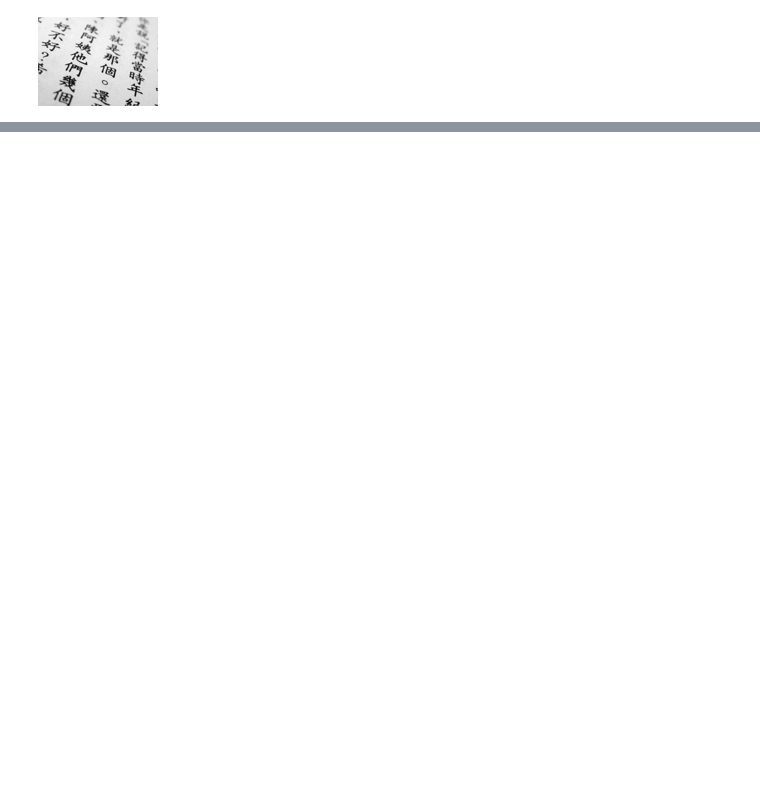
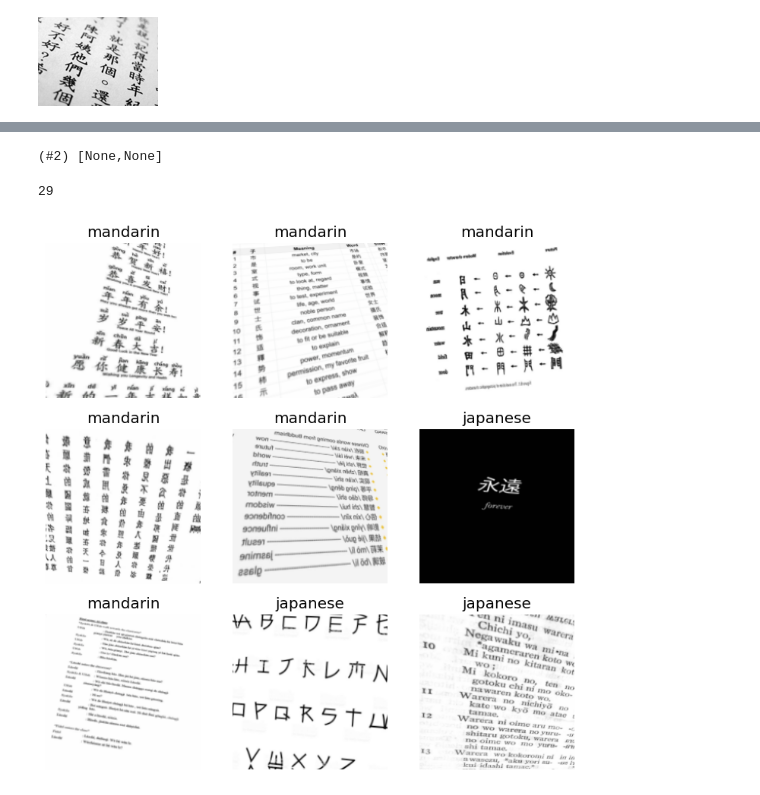
Before and after one commit to AgastyaPatel/FastAI-course, a Jupyter notebook: self-implementation/02-mandarin-japaenese-classifier/mandarin-japanese-classifier.ipynb, the cells around one changed output, grey strips where cells are left out. Cells and saved outputs as stored; diff of their text form; code cells hidden in the pictures; blank space fills up the shorter version.

Commit message:
Mandarin VS Japanese Classifier
Issue:
Data Unavalability
Clean and good quality of data is not available
Non uniformity of data (Some text are extremely large and some are small)

```diff
--- a/self-implementation/02-mandarin-japaenese-classifier/mandarin-japanese-classifier.ipynb
+++ b/self-implementation/02-mandarin-japaenese-classifier/mandarin-japanese-classifier.ipynb
@@ -84,0 +112,21 @@ print(path/'mandarin', type(path/'mandarin'))
+# %%
+failed.map(Path.unlink)
+# %% [output]
+(#2) [None,None]
+# %%
+# Creating a datablock
+languages = DataBlock(
+    blocks = (ImageBlock, CategoryBlock),
+    get_items = get_image_files,
+    splitter = RandomSplitter(valid_pct = 0.2, seed=42),
+    get_y = parent_label,
+    item_tfms = RandomResizedCrop(200, min_scale = 2), batch_tfms=aug_transforms(mult=1.1)
+)
+# %%
+dls = languages.dataloaders(path, bs = 10)
+# %%
+print(len(dls.valid.dataset))
+dls.train.show_batch()
+# %% [output]
+29
+[figure, added]
```
Also changed, not shown: parts of 11 cells of this notebook.
